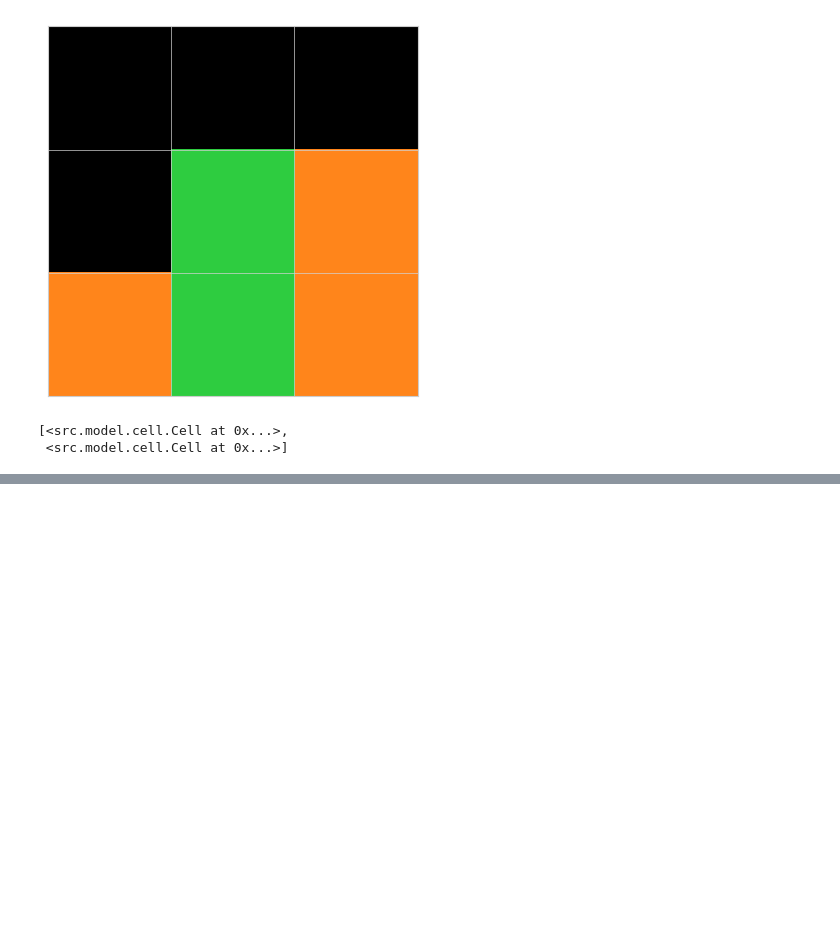
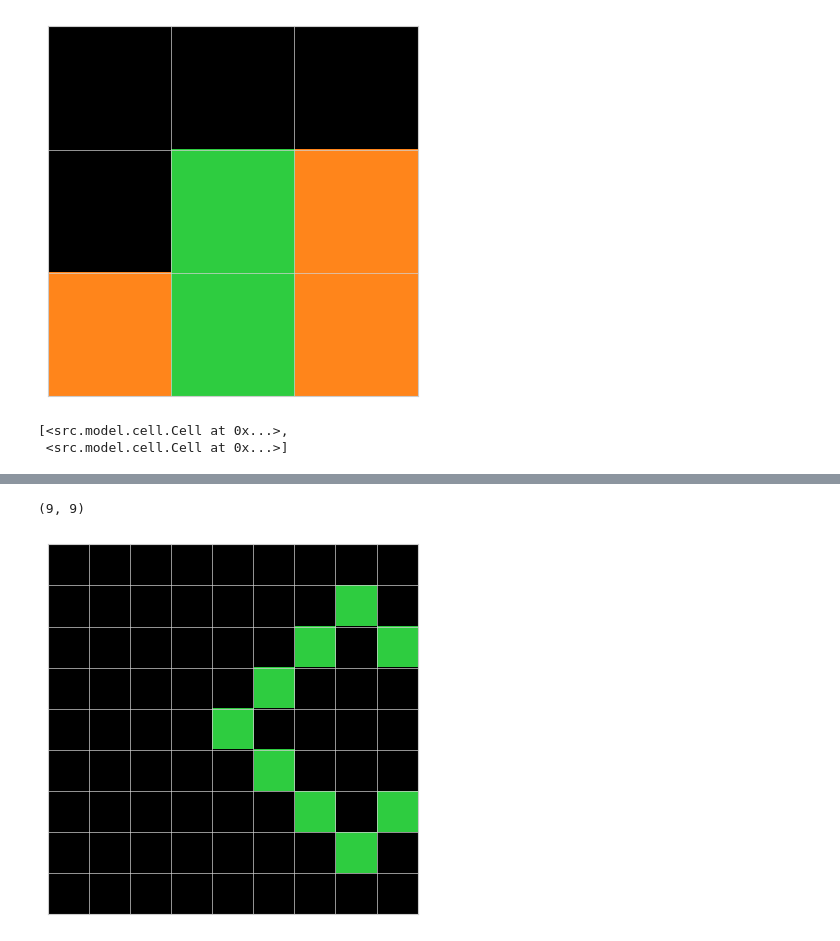
Before and after one commit to GillesBodart/arc, a Jupyter notebook: src/app/tester_molecule.ipynb, the cells around one changed output, grey strips where cells are left out. Cells and saved outputs as stored; diff of their text form; code cells hidden in the pictures; blank space fills up the shorter version.

```diff
--- a/src/app/tester_molecule.ipynb
+++ b/src/app/tester_molecule.ipynb
@@ -186,0 +202,5 @@ Grid(gd.molecules[1].matrix()).show()
+# %%
+Grid(gd.get_cell(3, 0).get_color_neighbors_matrix(4)).show()
+# %% [output]
+(9, 9)
+[figure, added]
```
Also changed, not shown: parts of 9 cells of this notebook, 1 other file.
